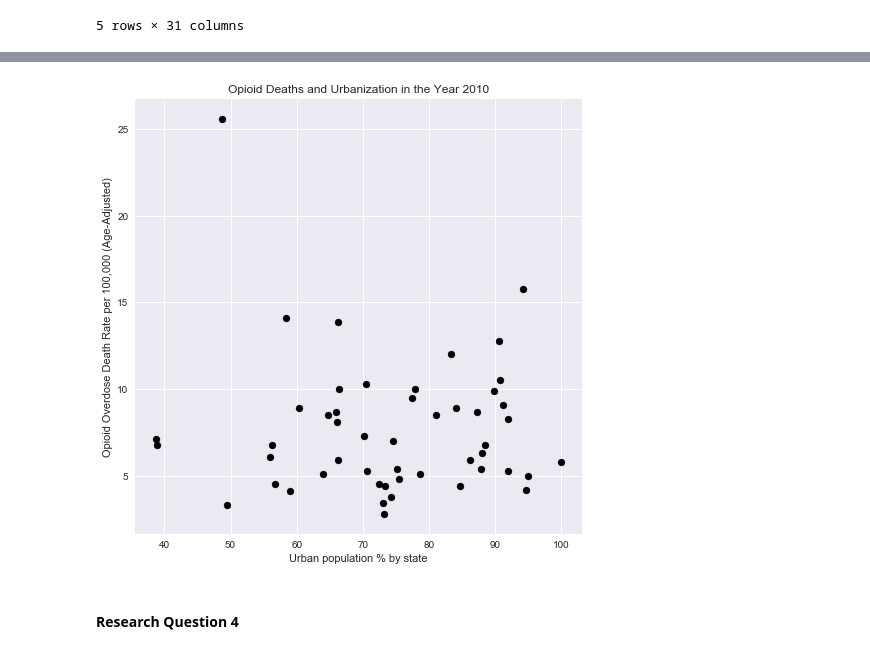
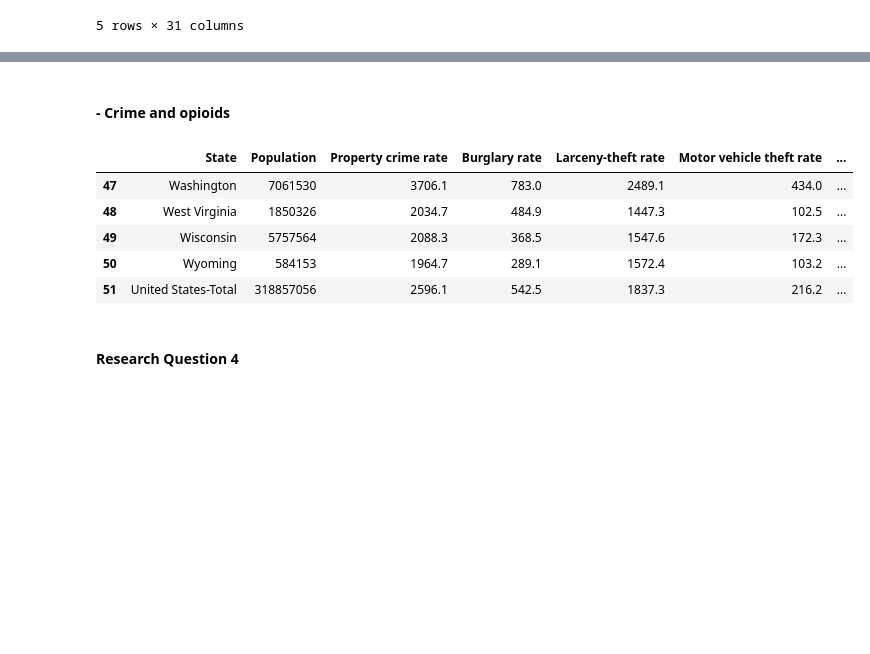
Before and after one commit to christa-fields/GWU_Databootcamp_Project_1, a Jupyter notebook: main.ipynb, the cells around one changed output, grey strips where cells are left out. Cells and saved outputs as stored; diff of their text form; code cells hidden in the pictures; blank space fills up the shorter version.

```diff
--- a/main.ipynb
+++ b/main.ipynb
@@ -129,14 +127,32 @@ plt.show()
-# %%
-# scatterplot: Urban population % by state in year 2010 on opioid overdose death rate in year 2010
-plt.figure(figsize=(8, 8))
-plt.scatter(x=Op_2010_df['2010'], y=Op_2010_df['2010__Opioid Overdose Death Rate (Age-Adjusted)'], c='black')
-
-# set titles and labels
-plt.title('Opioid Deaths and Urbanization in the Year 2010')
-plt.xlabel('Urban population % by state')
-plt.ylabel('Opioid Overdose Death Rate per 100,000 (Age-Adjusted)')
-plt.show()
-# %% [output]
-[figure, removed]
+# %% [markdown]
+#### - Crime and opioids
+# %%
+#importing crime data
+
+csv_violent1999 = "Data Files\ViolentCrimeState1999.csv"
+csv_violent2014 = r'Data Files\ViolentCrimeState2014.csv'
+csv_property1999 = 'Data Files\PropertyCrimeState1999.csv'
+csv_property2014 = r'Data Files\PropertyCrimeStates2014.csv'
+
+# Read in the csv files, skipping titles and footer notes
+violent1999_df = pd.read_csv(csv_violent1999, skiprows=9)
+property1999_df = pd.read_csv(csv_property1999, skiprows=9)
+violent2014_df = pd.read_csv(csv_violent2014, skiprows=9)
+property2014_df = pd.read_csv(csv_property2014, skiprows=9)
+
+#clean up footers or any row with 4 null values
+violent1999_df = violent1999_df.dropna(thresh=4)
+property1999_df = property1999_df.dropna(thresh=4)
+violent2014_df = violent2014_df.dropna(thresh=4)
+property2014_df = property2014_df.dropna(thresh=4)
+
+property2014_df.tail()
+# %% [output]
+|  | State | Population | Property crime rate | Burglary rate | Larceny-theft rate | Motor vehicle theft rate | ... |
+| 47 | Washington | 7061530 | 3706.1 | 783.0 | 2489.1 | 434.0 | ... |
+| 48 | West Virginia | 1850326 | 2034.7 | 484.9 | 1447.3 | 102.5 | ... |
+| 49 | Wisconsin | 5757564 | 2088.3 | 368.5 | 1547.6 | 172.3 | ... |
+| 50 | Wyoming | 584153 | 1964.7 | 289.1 | 1572.4 | 103.2 | ... |
+| 51 | United States-Total | 318857056 | 2596.1 | 542.5 | 1837.3 | 216.2 | ... |
 # %% [markdown]
 #### Research Question 4
```
Also changed, not shown: parts of 3 cells of this notebook, 4 other files.
